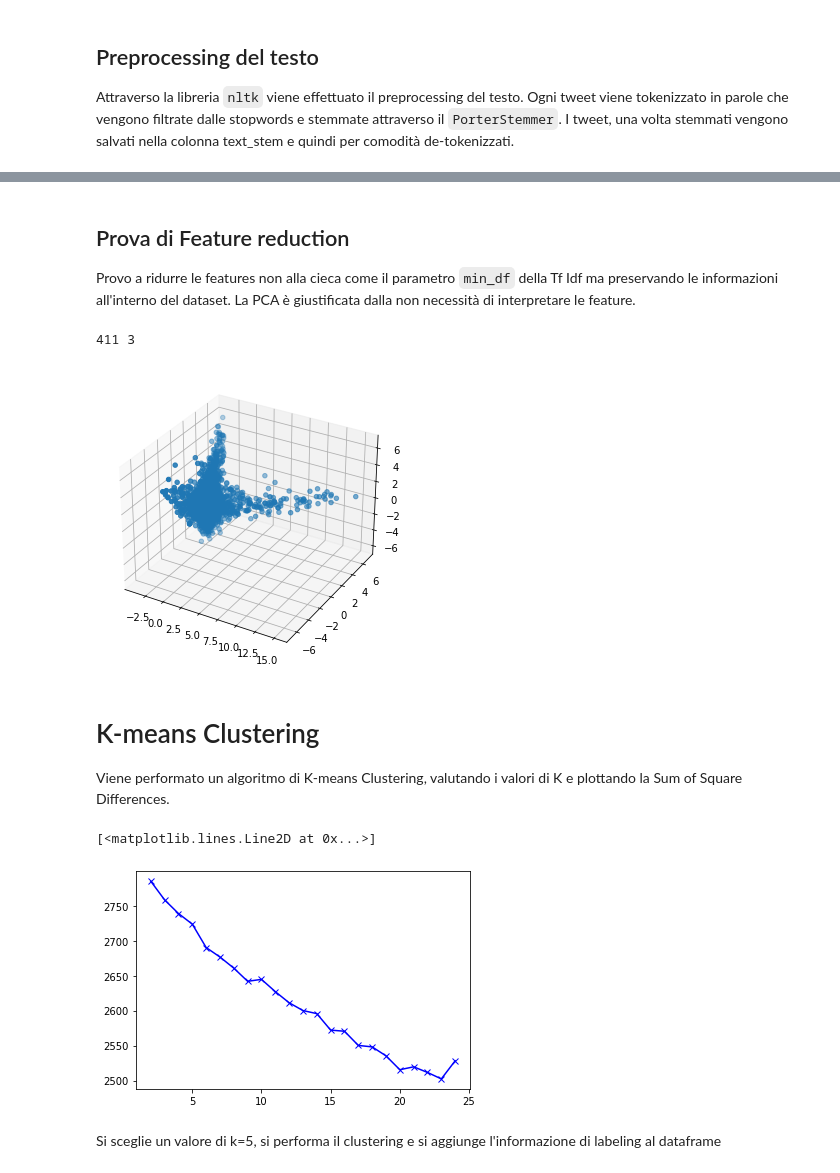
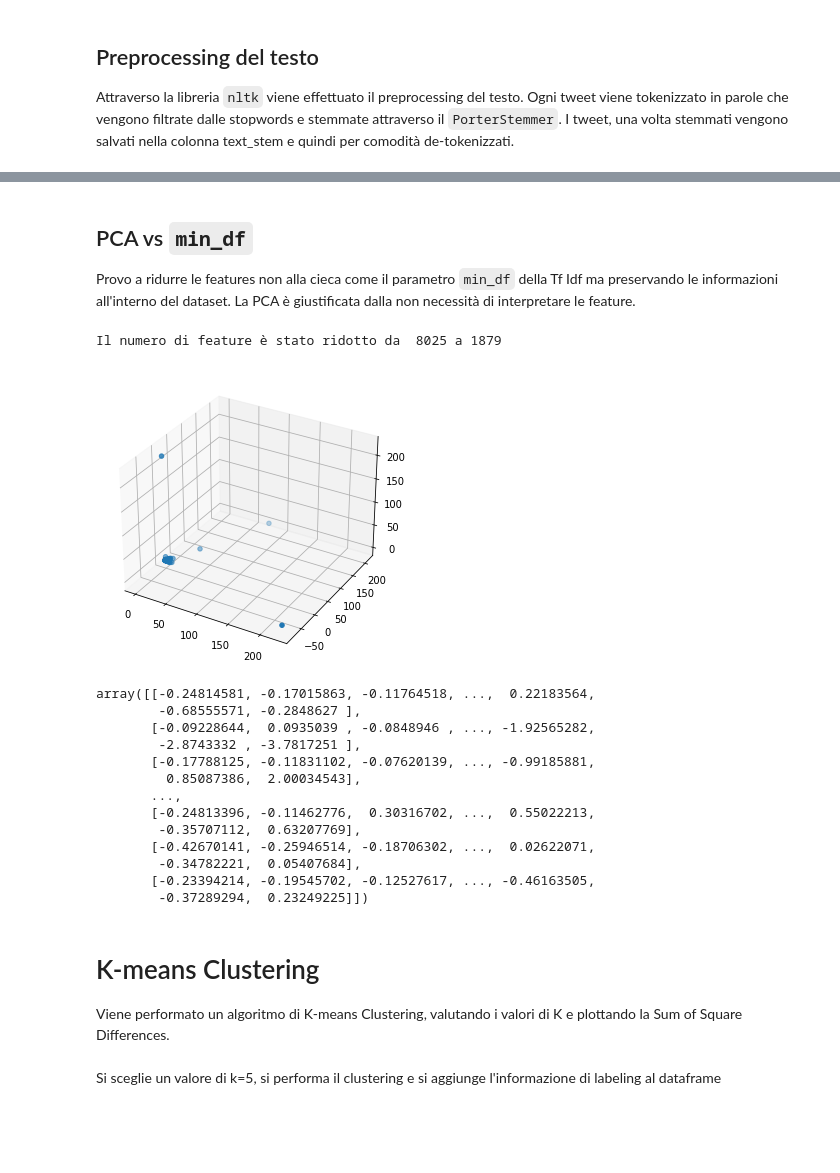
Before and after one commit to giulionenna/Progetto_BI2021, a Jupyter notebook: Mining_notebook.ipynb, the cells around one changed output, grey strips where cells are left out. Cells and saved outputs as stored; diff of their text form; code cells hidden in the pictures; blank space fills up the shorter version.

````diff
--- a/Mining_notebook.ipynb
+++ b/Mining_notebook.ipynb
@@ -252,0 +259,6 @@ list(score_sroted.items())[0:30]
+# %%
+tf_idf_en_01, tfidf_en_matrix_01 = tfidf(df_en, 0.001)
+tf_idf_en_05, tfidf_en_matrix_05 = tfidf(df_en, 0.005)
+tf_idf_en_10, tfidf_en_matrix_10 = tfidf(df_en, 0.01)
+
+tf_idf_en_00, tfidf_en_matrix_00 = tfidf(df_en, 0)
@@ -253,34 +286,52 @@ list(score_sroted.items())[0:30]
 # %% [markdown]
-## Prova di Feature reduction
+## PCA vs ```min_df```
 Provo a ridurre le features non alla cieca come il parametro ```min_df``` della Tf Idf ma preservando le informazioni all'interno del dataset.
 La PCA è giustificata dalla non necessità di interpretare le feature.
 # %%
 from sklearn.preprocessing import StandardScaler
 from sklearn.decomposition import PCA
-#Standardizzo i dati
-scaler = StandardScaler()
-M= scaler.fit_transform(M)
+def feature_redux(M):
+    original_size=M.shape[1]
+    #Standardizzo i dati
+    scaler = StandardScaler()
+    M = scaler.fit_transform(M)
 
-#Applico la PCA mantenendo il 95% della varianza
-pca=PCA(n_components=3)
-M = pca.fit_transform(M)
+    #Applico la PCA mantenendo il 95% della varianza
+    pca=PCA(0.90)
+    M = pca.fit_transform(M)
 
-print(tf_idf_en.shape[1], pca.n_components_)
+    print("Il numero di feature è stato ridotto da ",original_size,"a", pca.n_components_)
 
-#scatter 3d dei centroidi prodotti
-from mpl_toolkits.mplot3d import Axes3D
-from matplotlib import pyplot
+    #scatter 3d dei punti prodotti
+    from mpl_toolkits.mplot3d import Axes3D
+    from matplotlib import pyplot
 
-figure = pyplot.figure()
-ax = Axes3D(figure)
+    figure = pyplot.figure()
+    ax = Axes3D(figure)
 
-ax.scatter(M[:,0], M[:,1], M[:,2])
-pca.explained_variance_
+    ax.scatter(M[:,0], M[:,1], M[:,2])
+    pca.explained_variance_
+    pyplot.show()
 
-pyplot.show()
+    return M
-# %% [output]
-411 3
-[figure, removed]
+# %%
+feature_redux(tfidf_en_matrix_00)
+# %% [output]
+Il numero di feature è stato ridotto da  8025 a 1879
+[figure, added]
+array([[-0.24814581, -0.17015863, -0.11764518, ...,  0.22183564,
+        -0.68555571, -0.2848627 ],
+       [-0.09228644,  0.0935039 , -0.0848946 , ..., -1.92565282,
+        -2.8743332 , -3.7817251 ],
+       [-0.17788125, -0.11831102, -0.07620139, ..., -0.99185881,
+         0.85087386,  2.00034543],
+       ...,
+       [-0.24813396, -0.11462776,  0.30316702, ...,  0.55022213,
+        -0.35707112,  0.63207769],
+       [-0.42670141, -0.25946514, -0.18706302, ...,  0.02622071,
+        -0.34782221,  0.05407684],
+       [-0.23394214, -0.19545702, -0.12527617, ..., -0.46163505,
+        -0.37289294,  0.23249225]])
 # %% [markdown]
 # K-means Clustering
 Viene performato un algoritmo di K-means Clustering, valutando i valori di K e plottando la Sum of Square Differences.
@@ -289,17 +340,15 @@ import matplotlib.pyplot as plt
 from sklearn.cluster import KMeans
 
 SSD = []
-K=range(2,25)
+K=range(10,40)
 
 for k in K:
+    print("Kmeans clustering con k = %d", k)
     km=KMeans(n_clusters=k, max_iter=300, n_init=20)
     km = km.fit(tfidf_en_matrix)
     SSD.append(km.inertia_)
 
 plt.plot(K, SSD, 'bx-')
-# %% [output]
-[<matplotlib.lines.Line2D at 0x...>]
-[figure, removed]
 # %%
 SSD
 # %% [markdown]
````
Also changed, not shown: parts of 19 cells of this notebook, 4 other files.
